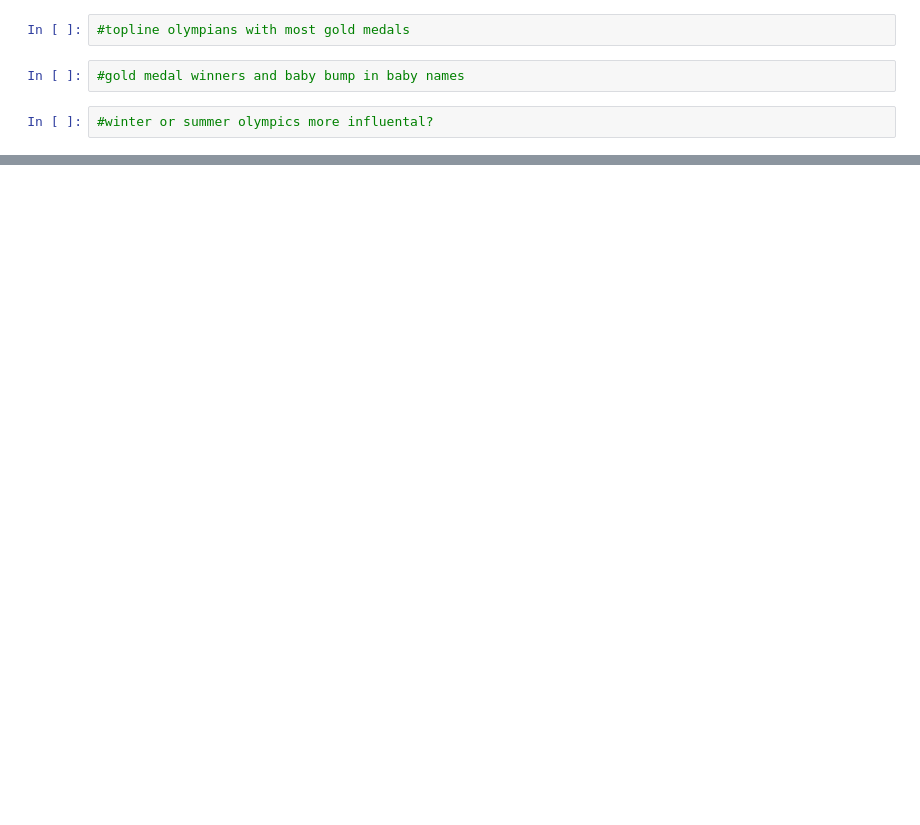
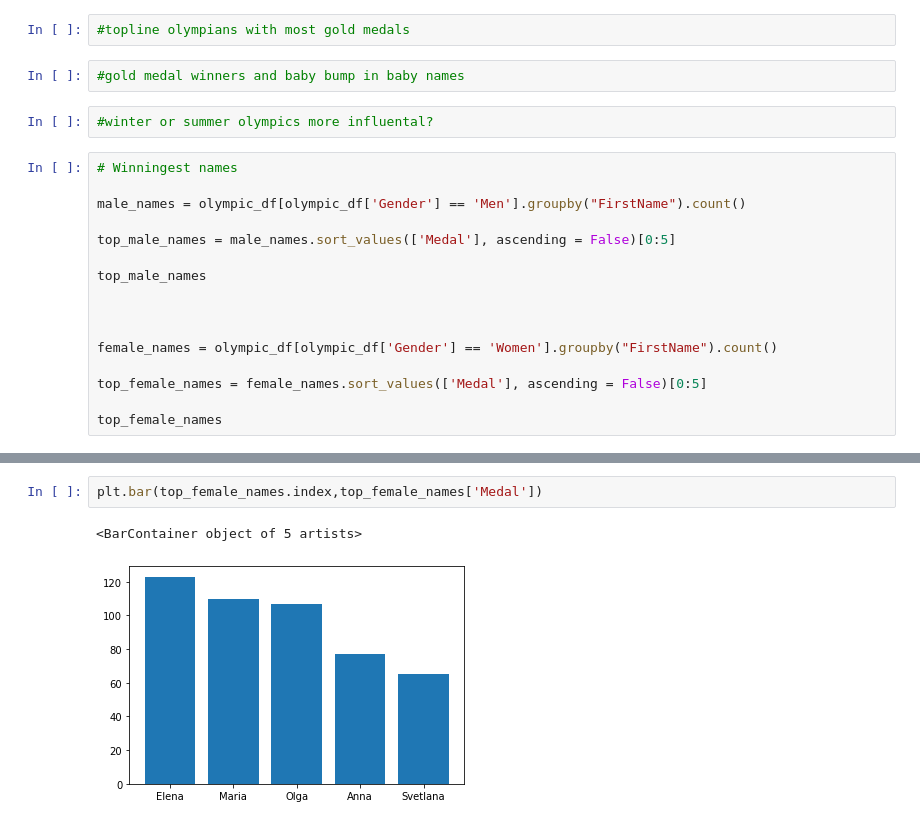
Before and after one commit to Munseaux/olympic-baby-names, a Jupyter notebook: olympic-baby-names.ipynb, the cells around one changed output, grey strips where cells are left out. Cells and saved outputs as stored; diff of their text form; blank space fills up the shorter version.

Commit message:
Olympic Names done

```diff
--- a/olympic-baby-names.ipynb
+++ b/olympic-baby-names.ipynb
@@ -40,3 +55,19 @@ olympic_df.to_csv("Output/olympics.csv", index = False)
 #gold medal winners and baby bump in baby names
 # %%
 #winter or summer olympics more influental?
+# %%
+# Winningest names
+
+male_names = olympic_df[olympic_df['Gender'] == 'Men'].groupby("FirstName").count()
+
+top_male_names = male_names.sort_values(['Medal'], ascending = False)[0:5]
+
+top_male_names
+
+
+
+female_names = olympic_df[olympic_df['Gender'] == 'Women'].groupby("FirstName").count()
+
+top_female_names = female_names.sort_values(['Medal'], ascending = False)[0:5]
+
+top_female_names
@@ -42,0 +82,5 @@ olympic_df.to_csv("Output/olympics.csv", index = False)
+# %%
+plt.bar(top_female_names.index,top_female_names['Medal'])
+# %% [output]
+<BarContainer object of 5 artists>
+[figure, added]
```
Also changed, not shown: parts of 4 cells of this notebook.
